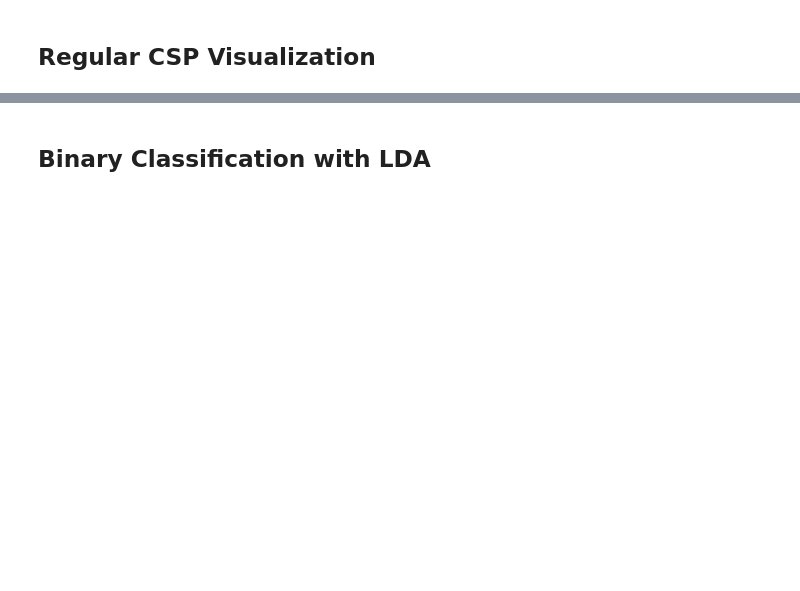
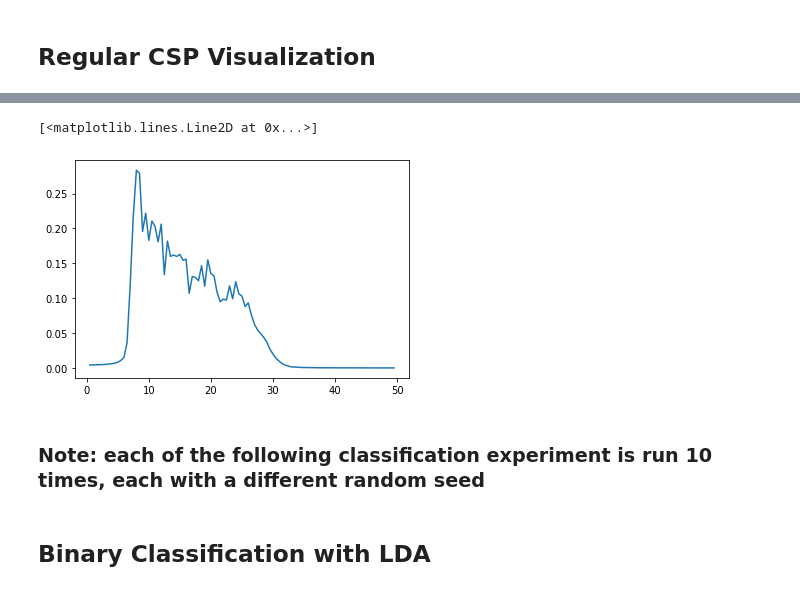
Before and after one commit to FeiYin99/COGS-189-Final-Project, a Jupyter notebook: classifications.ipynb, the cells around one changed output, grey strips where cells are left out. Cells and saved outputs as stored; diff of their text form; code cells hidden in the pictures; blank space fills up the shorter version.

```diff
--- a/classifications.ipynb
+++ b/classifications.ipynb
@@ -106,0 +164,3 @@ plt.scatter(data_ds_c2[:, 0], data_ds_c2[:, 1])
+# %%
+freq = np.fft.fftfreq(500) * 250
+np.all([freq >= 7, freq <= 15], axis=0)
@@ -107,3 +205,11 @@ plt.scatter(data_ds_c2[:, 0], data_ds_c2[:, 1])
+# %%
+signal = c2_spectral_filter1[1:100]
+plt.plot(freq[1:100], signal / np.linalg.norm(signal))
+# %% [output]
+[<matplotlib.lines.Line2D at 0x...>]
+[figure, added]
+# %% [markdown]
+### Note: each of the following classification experiment is run 10 times, each with a different random seed
 # %% [markdown]
 ## Binary Classification with LDA
 # %%
```
Also changed, not shown: parts of 31 cells of this notebook, 2 other files.
